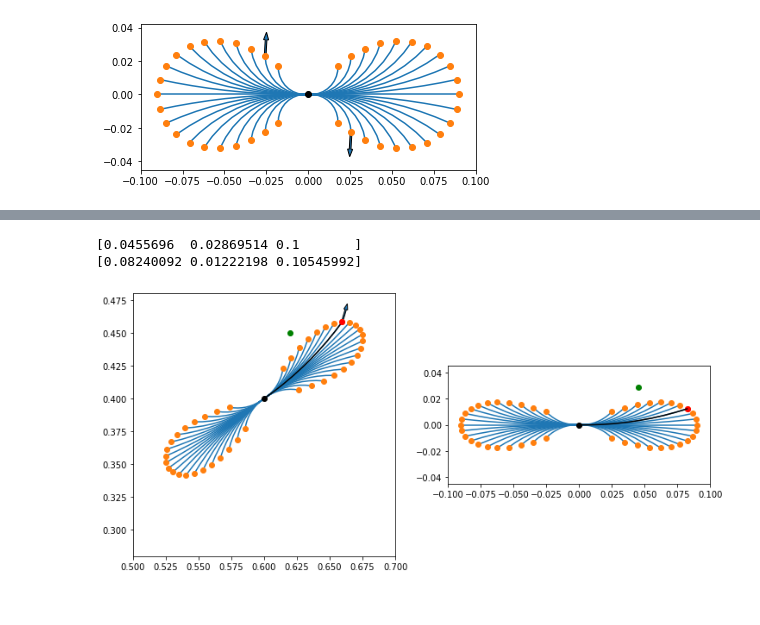
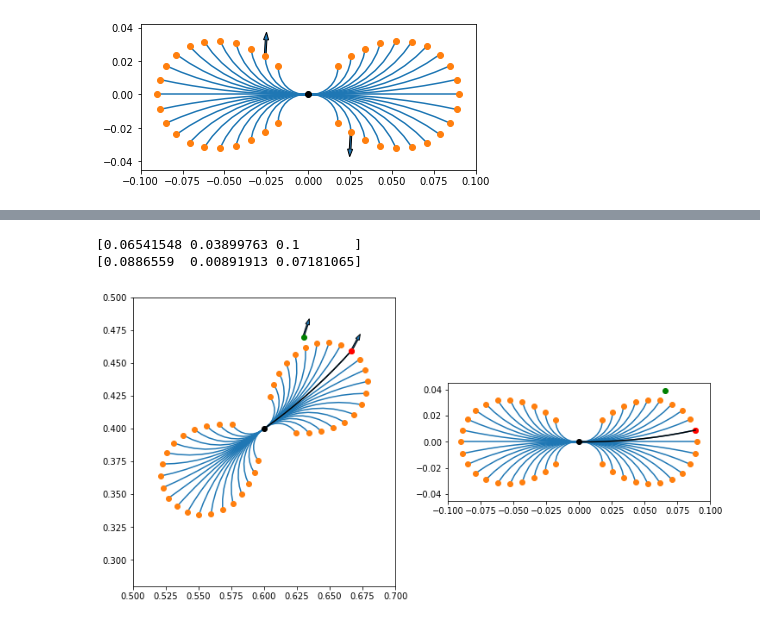
Before and after one commit to EmDash00/NonholonomicRRT, a Jupyter notebook: Theory of Operation.ipynb, the cells around one changed output, grey strips where cells are left out. Cells and saved outputs as stored; diff of their text form; code cells hidden in the pictures.

```diff
--- a/Theory of Operation.ipynb
+++ b/Theory of Operation.ipynb
@@ -176,20 +227,20 @@ plt.show()
 # %%
 p = np.array([0.6, 0.4, 0.1])
-n = np.array([0.62, 0.45, 0.2])
+n = np.array([0.63, 0.47, 0.2])
 
 x = rotate(diff(n, p), -p[2] * 2 * pi)
-n_primative = primative_tree[idx].search(x)[0].obj  # nearest primative
+n_primative = primative_tree[idx].search(x, 10)[0].obj  # nearest primative
 
 print(x)
 print(n_primative)
 # %% [output]
-[0.0455696  0.02869514 0.1       ]
-[0.08240092 0.01222198 0.10545992]
+[0.06541548 0.03899763 0.1       ]
+[0.0886559  0.00891913 0.07181065]
 # %%
 fig, ax = plt.subplots(1, 2, subplot_kw={'aspect': 'equal'}, figsize=(12, 9))
 
 ax[0].set_xlim([-0.1 + p[0], 0.1 + p[0]])
-ax[0].set_ylim([0.28, 0.48])
+ax[0].set_ylim([0.28, 0.5])
 
 ax[1].set_xlim([-0.1, 0.1])
 ax[1].set_ylim([-0.045, 0.045])
@@ -224,31 +275,36 @@ ax[0].plot(
     'C1o'
 )
 
 for i in range(primatives[:, idx].shape[1]):
     ax[1].plot(primatives[:, idx, i, 0], primatives[:, idx, i, 1], 'C0')
     ax[1].plot(neg_prim[:, idx, i, 0], neg_prim[:, idx, i, 1], 'C0')
 
 ax[1].plot(0, 0, 'ko')
 ax[1].plot(candidates[idx, :, 0],  candidates[idx, :, 1], 'C1o')
 ax[1].plot(neg_candidates[idx, :, 0],  neg_candidates[idx, :, 1], 'C1o')
 
 ax[1].plot(x[0], x[1], 'go')
 ax[1].plot(n_primative[0], n_primative[1], 'ro')
 
 ax[1].plot(n_primative.u[2][:, 0], n_primative.u[2][:, 1], 'k')
 curve = rotate_arc(n_primative.u[2][:, :2].copy(), p[2] * 2 * pi)
 soln = rotate(n_primative.copy(), p[2] * 2 * pi)
 
 ax[0].plot(curve[:, 0] + p[0], curve[:, 1] + p[1], 'k')
 ax[0].plot(soln[0] + p[0], soln[1] + p[1], 'ro')
 
 theta = soln[2] + p[2]
 
 dx = np.cos(theta * 2 * pi) / 100
 dy = np.sin(theta * 2 * pi) / 100
 
 ax[0].arrow(soln[0] + p[0], soln[1] + p[1], dx, dy)
 
+dx = np.cos(n[2] * 2 * pi) / 100
+dy = np.sin(n[2] * 2 * pi) / 100
+
+ax[0].arrow(n[0], n[1], dx, dy)
+
 plt.show()
 # %% [output]
-[figure, old version]
+[figure, new version]
```
Also changed, not shown: parts of 8 cells of this notebook, 6 other files.
